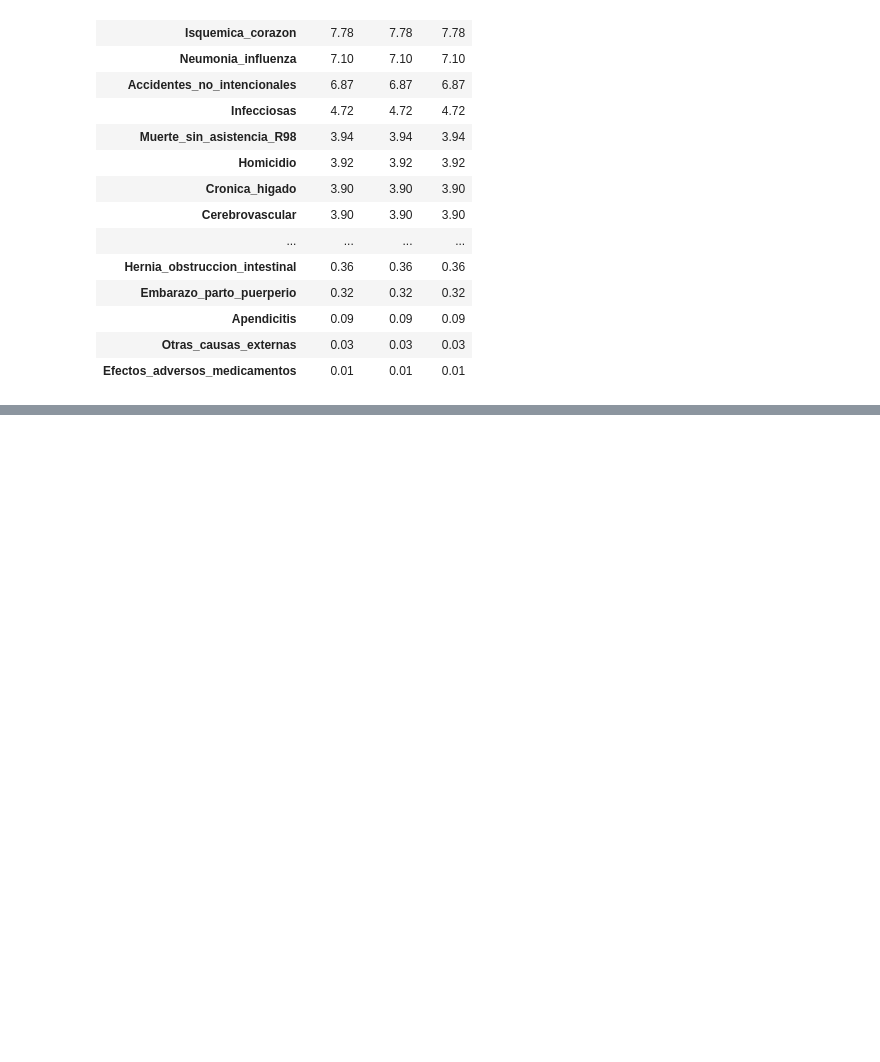
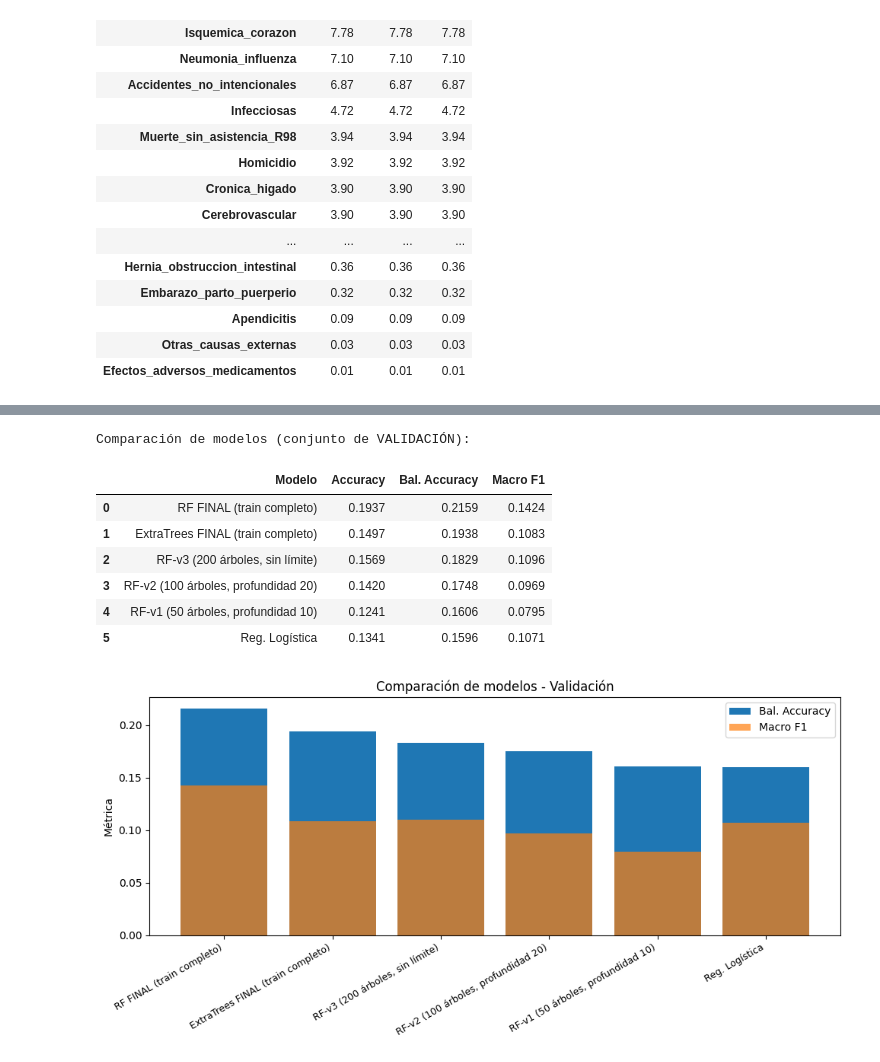
Before and after one commit to jcdiegolopez/MD-PY1, a Jupyter notebook: modelado_predictivo.ipynb, the cells around one changed output, grey strips where cells are left out. Cells and saved outputs as stored; diff of their text form; code cells hidden in the pictures; blank space fills up the shorter version.

Commit message:
Mejora de modelos

```diff
--- a/modelado_predictivo.ipynb
+++ b/modelado_predictivo.ipynb
@@ -627,0 +969,65 @@ Shapes:
+# %%
+from sklearn.metrics import f1_score
+
+# ── Tabla comparativa sobre validación ────────────────────────────────────
+rows = []
+
+# Regresión Logística
+rows.append({
+    'Modelo'       : 'Reg. Logística',
+    'Accuracy'     : round(accuracy_score(y_valid, y_pred_lr_valid), 4),
+    'Bal. Accuracy': round(balanced_accuracy_score(y_valid, y_pred_lr_valid), 4),
+    'Macro F1'     : round(f1_score(y_valid, y_pred_lr_valid, average='macro', zero_division=0), 4),
+})
+
+# RF-v1, v2, v3 (resultados del barrido)
+for r in rf_results:
+    rows.append({
+        'Modelo'       : r['Modelo'],
+        'Accuracy'     : r['Valid Acc'],
+        'Bal. Accuracy': r['Valid Bal.Acc'],
+        'Macro F1'     : round(f1_score(y_valid, r['_y_pred_val'], average='macro', zero_division=0), 4),
+    })
+
+# RF final (entrenado en todo el train)
+rows.append({
+    'Modelo'       : 'RF FINAL (train completo)',
+    'Accuracy'     : round(accuracy_score(y_valid, y_pred_rf_valid), 4),
+    'Bal. Accuracy': round(balanced_accuracy_score(y_valid, y_pred_rf_valid), 4),
+    'Macro F1'     : round(f1_score(y_valid, y_pred_rf_valid, average='macro', zero_division=0), 4),
+})
+
+# ExtraTrees final
+rows.append({
+    'Modelo'       : 'ExtraTrees FINAL (train completo)',
+    'Accuracy'     : round(accuracy_score(y_valid, y_pred_et_valid_full), 4),
+    'Bal. Accuracy': round(balanced_accuracy_score(y_valid, y_pred_et_valid_full), 4),
+    'Macro F1'     : round(f1_score(y_valid, y_pred_et_valid_full, average='macro', zero_division=0), 4),
+})
+
+df_compare = pd.DataFrame(rows).sort_values('Bal. Accuracy', ascending=False).reset_index(drop=True)
+print('Comparación de modelos (conjunto de VALIDACIÓN):')
+display(df_compare)
+
+# Gráfica comparativa
+fig, ax = plt.subplots(figsize=(10, 5))
+x = range(len(df_compare))
+ax.bar(x, df_compare['Bal. Accuracy'], label='Bal. Accuracy')
+ax.bar(x, df_compare['Macro F1'],      label='Macro F1', alpha=0.7)
+ax.set_xticks(list(x))
+ax.set_xticklabels(df_compare['Modelo'], rotation=30, ha='right', fontsize=9)
+ax.set_ylabel('Métrica')
+ax.set_title('Comparación de modelos - Validación')
+ax.legend()
+plt.tight_layout()
+plt.show()
+# %% [output]
+Comparación de modelos (conjunto de VALIDACIÓN):
+|  | Modelo | Accuracy | Bal. Accuracy | Macro F1 |
+| 0 | RF FINAL (train completo) | 0.1937 | 0.2159 | 0.1424 |
+| 1 | ExtraTrees FINAL (train completo) | 0.1497 | 0.1938 | 0.1083 |
+| 2 | RF-v3 (200 árboles, sin límite) | 0.1569 | 0.1829 | 0.1096 |
+| 3 | RF-v2 (100 árboles, profundidad 20) | 0.1420 | 0.1748 | 0.0969 |
+| 4 | RF-v1 (50 árboles, profundidad 10) | 0.1241 | 0.1606 | 0.0795 |
+| 5 | Reg. Logística | 0.1341 | 0.1596 | 0.1071 |
+[figure, added]
```
Also changed, not shown: parts of 26 cells of this notebook, 2 other files.
